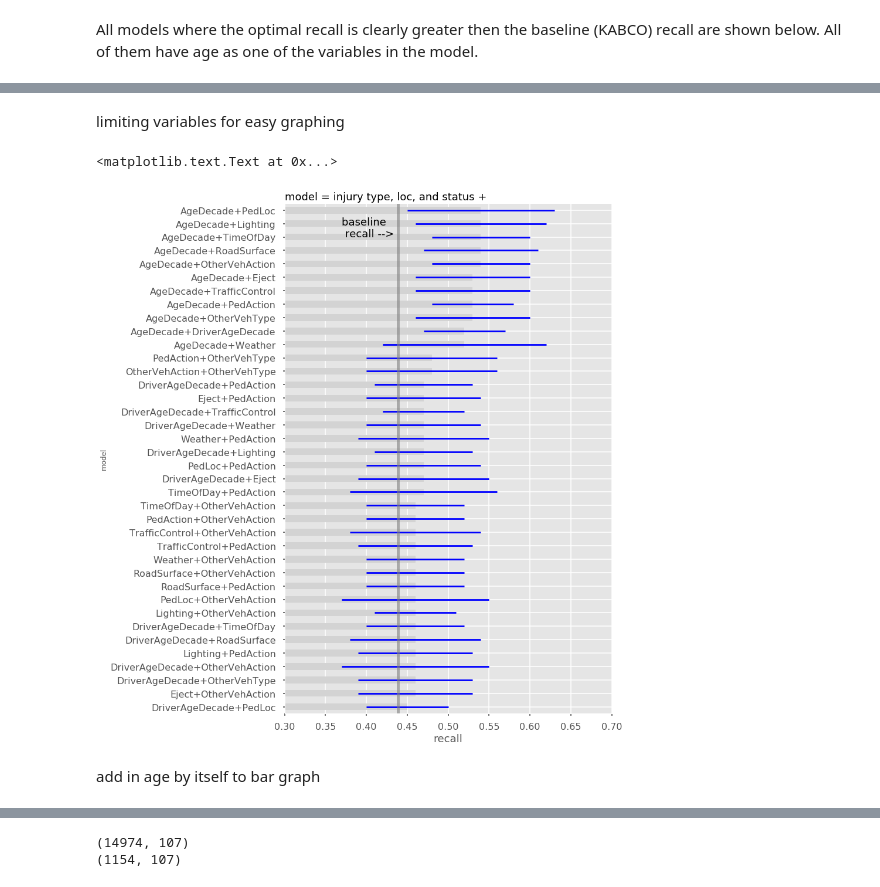
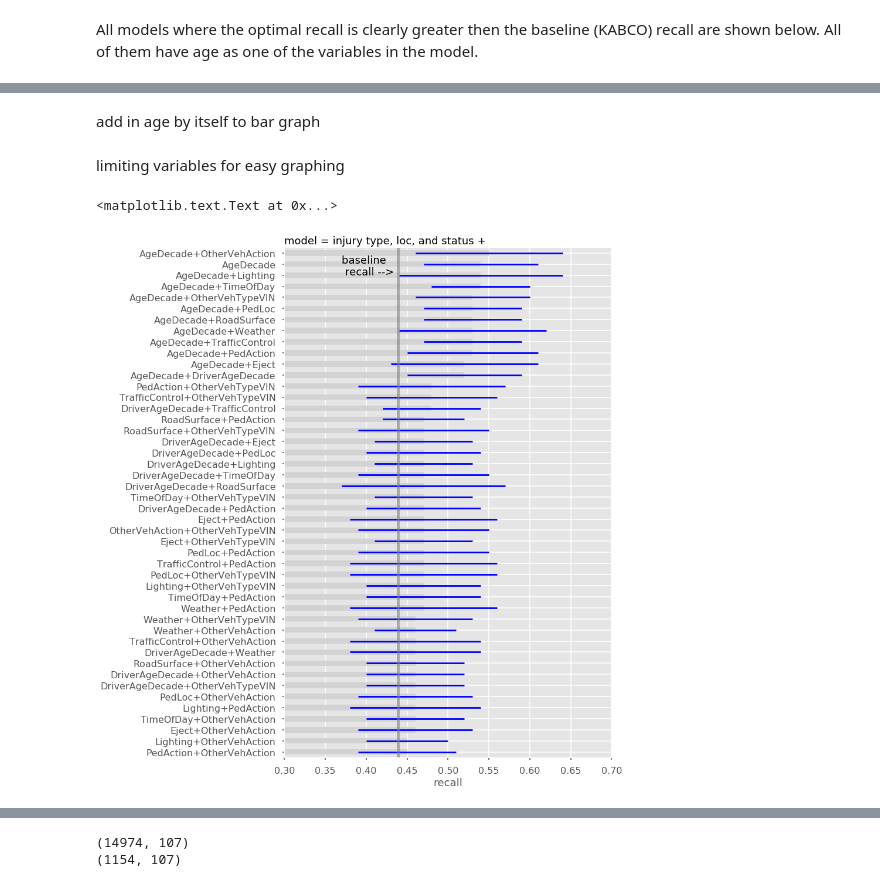
Before and after one commit to MODA-NYC/Project_SevereCrashes, a Jupyter notebook: PedAnalysis.ipynb, the cells around one changed output, grey strips where cells are left out. Saved outputs shown, nothing was run; the diff lists cells and outputs as text; code cells hidden in the pictures.

```diff
--- a/PedAnalysis.ipynb
+++ b/PedAnalysis.ipynb
@@ -312,7 +295,7 @@ ksiplus.loc['K,A + head injury']= addRow(ped,N=100)
 # vehicle: vehicle = Truck, Motorcycle
 ped['newSev'] = 'not severe'
 ped.loc[ped.SEVERITY.isin(['K','A']),'newSev'] = 'severe'
-ped.loc[ped.f_OtherVehType.isin(['Motorcycle','Truck']),'newSev'] = 'severe'
+ped.loc[ped.f_OtherVehTypeVIN.isin(['Motorcycle','Truck']),'newSev'] = 'severe'
 
 ksiplus.loc['K,A + motorcycle,truck']= addRow(ped,N=100)
 
@@ -321,7 +304,7 @@ ped['newSev'] = 'not severe'
 ped.loc[ped.SEVERITY.isin(['K','A']),'newSev'] = 'severe'
 ped.loc[ped.f_AgeYear>=70,'newSev'] = 'severe'
 ped.loc[ped.f_InjuryLoc=='Head','newSev'] = 'severe'
-ped.loc[ped.f_OtherVehType.isin(['Motorcycle','Truck']),'newSev'] = 'severe'
+ped.loc[ped.f_OtherVehTypeVIN.isin(['Motorcycle','Truck']),'newSev'] = 'severe'
 
 ksiplus.loc['all above']= addRow(ped,N=100)
 
@@ -558,7 +569,7 @@ def varSelect(data,varOfInt,N=10):
 
 var = list(ped.filter(like='f_').columns)
 remove = ['f_InjuryType','f_InjuryLoc','f_InjuryStatus',
-          'f_AgeYear','f_Age70','f_DriverAgeYear','f_DriverAge70','f_OtherVehTypeVIN']
+          'f_AgeYear','f_Age70','f_DriverAgeYear','f_DriverAge70','f_OtherVehType']
 
 varOfInt = [x for x in var if x not in remove]
 varOfInt
@@ -673,3 +654,26 @@ See the caveats in the documentation: http://pandas.pydata.org/pandas-docs/stabl
+# %% [markdown]
+add in age by itself to bar graph
+# %%
+%%capture
+
+# let's do only age by itself (with inj vars)
+
+pred=['f_InjuryType','f_InjuryStatus','f_InjuryLoc','f_AgeDecade']
+
+op = an.fitPlotMult(data=ped, pred=pred, N=100)
+
+# add onto models2 dataframe
+r = float(an.median_recall(op)[0])
+rl = float(an.median_recall(op)[1])
+rh = float(an.median_recall(op)[2])
+
+models = models.append(pd.DataFrame(data=[{
+                'recall':r,
+                'recall low':rl,
+                'recall high':rh,
+                'delta low':rl-r,
+                'delta high':rh-r
+                }],index=['AgeDecade']))
 # %% [markdown]
 limiting variables for easy graphing
 # %%
@@ -678,20 +682,18 @@ models2 = models[models.index.str.contains('Age|VIN|Action')
 # %%
 # error bars
 error2 = models2[['delta low','delta high']].T.values
 
 # plot
 models2[['recall']].sort_values('recall').plot(kind='barh',
                                               color='lightgrey',
                                               #edgecolor='black',
                                               ecolor='blue',
                                               xerr=error2, figsize=(10,16),
                                               legend=False,xlim=(.3,.7))
 plt.title('model = injury type, loc, and status +',fontsize=18,loc='left')
 plt.xlabel('recall',fontsize=18)
 plt.axvline(baseRecall, color ='grey', linewidth=5,alpha=.6)
-plt.text(.37,35,'baseline \n recall -->',fontsize=18)
+plt.text(.37,43,'baseline \n recall -->',fontsize=18)
 # %% [output]
 <matplotlib.text.Text at 0x...>
-[figure, old version]
+[figure, new version]
-# %% [markdown]
-add in age by itself to bar graph
```
Also changed, not shown: parts of 33 cells of this notebook.
